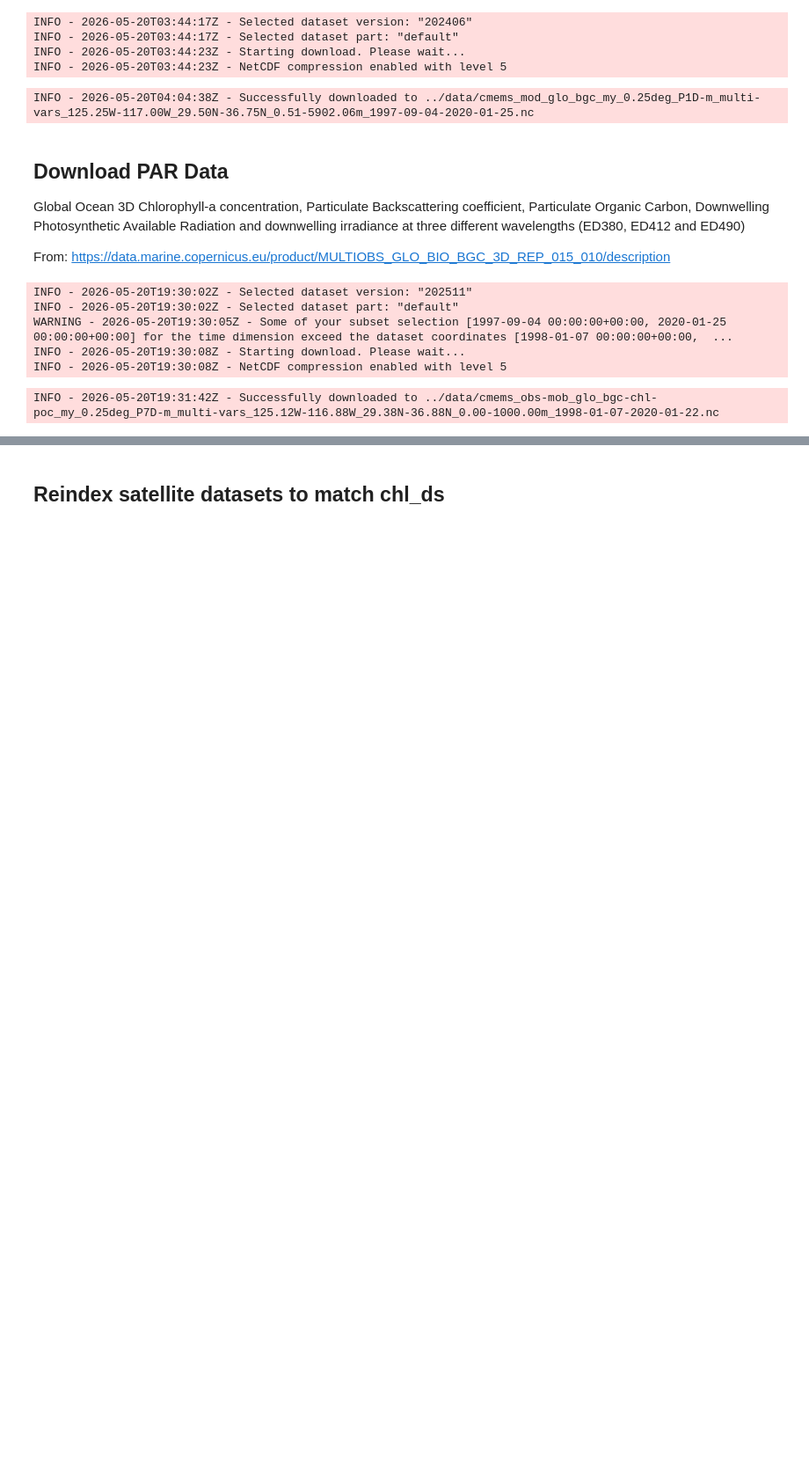
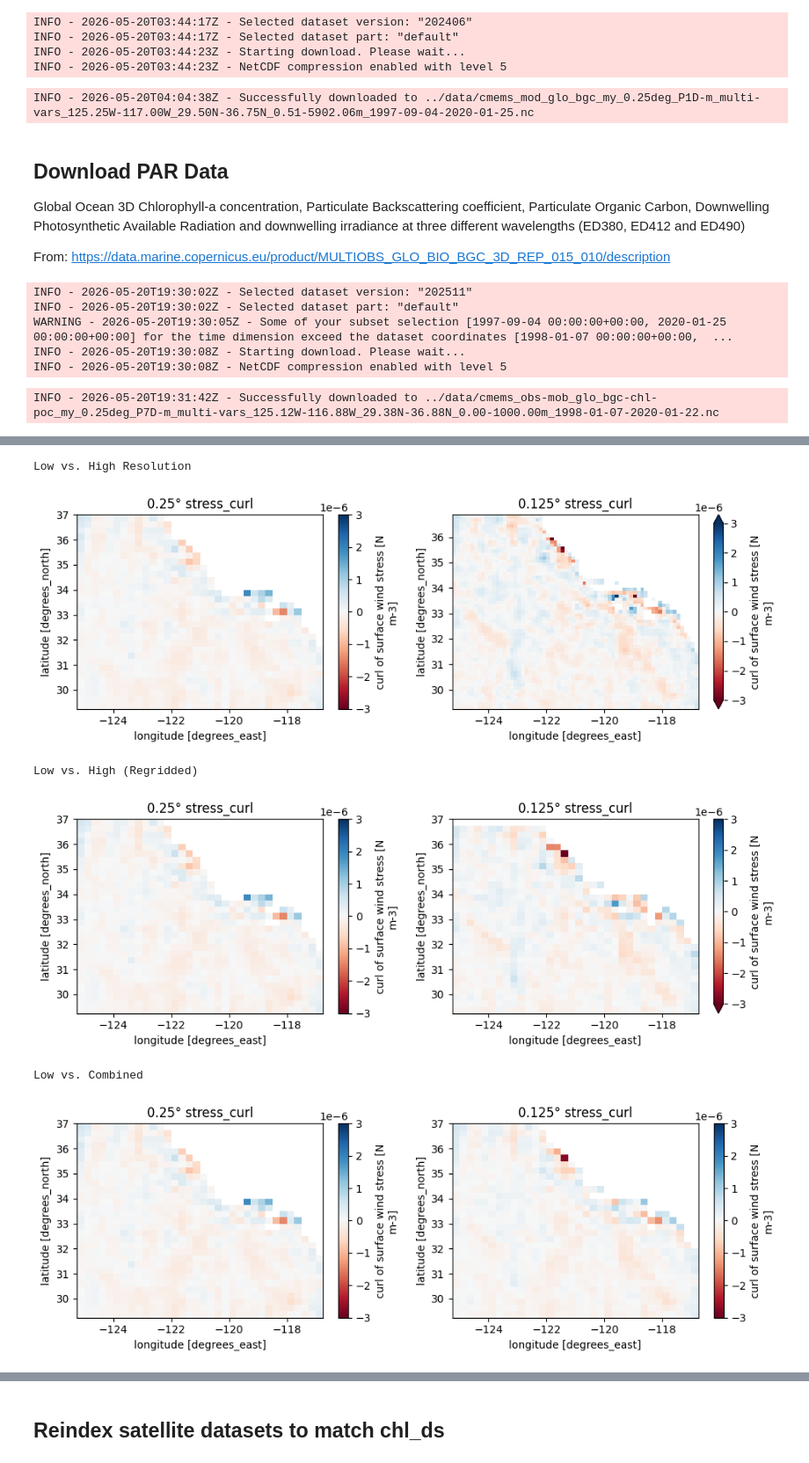
Before and after one commit to decarpenter/primary-productivity, a Jupyter notebook: notebooks/02 Get Satellite Data.ipynb, the cells around one changed output, grey strips where cells are left out. Shown at 88% size. Cells and saved outputs as stored; diff of their text form; code cells hidden in the pictures; blank space fills up the shorter version.

```diff
--- a/notebooks/02 Get Satellite Data.ipynb
+++ b/notebooks/02 Get Satellite Data.ipynb
@@ -437,0 +761,46 @@ with tqdm(total=1, desc="Saving NetCDF") as pbar:
+# %%
+
+# Compare different wind data resolutions
+
+t = "2009-04-20T00:00:00"
+var = 'stress_curl'
+
+vmin = -3e-6
+vmax=3e-6
+
+# Original
+print('Low vs. High Resolution')
+fig, axes = plt.subplots(1, 2, figsize=(10,3.5))
+wind_low_res.sel(time=t)[var].plot(ax=axes[0], vmin=vmin, vmax=vmax, cmap='RdBu', center=0)
+axes[0].set_title(f"0.25° {var}")
+wind_high_res.sel(time=t)[var].plot(ax=axes[1], vmin=vmin, vmax=vmax, cmap='RdBu', center=0)
+axes[1].set_title(f"0.125° {var}")
+plt.tight_layout()
+plt.show()
+
+# Regridded (using regrid_like)
+print('Low vs. High (Regridded)')
+fig, axes = plt.subplots(1, 2, figsize=(10,3.5))
+wind_low_res.sel(time=t)[var].plot(ax=axes[0], vmin=vmin, vmax=vmax, cmap='RdBu', center=0)
+axes[0].set_title(f"0.25° {var}")
+wind_high_interp.sel(time=t)[var].plot(ax=axes[1], vmin=vmin, vmax=vmax, cmap='RdBu', center=0)
+axes[1].set_title(f"0.125° {var}")
+plt.tight_layout()
+plt.show()
+
+# Combined (average)
+print('Low vs. Combined')
+fig, axes = plt.subplots(1, 2, figsize=(10,3.5))
+wind_low_res.sel(time=t)[var].plot(ax=axes[0], vmin=vmin, vmax=vmax, cmap='RdBu', center=0)
+axes[0].set_title(f"0.25° {var}")
+wind_ds.sel(time=t)[var].plot(ax=axes[1], vmin=vmin, vmax=vmax, cmap='RdBu', center=0)
+axes[1].set_title(f"0.125° {var}")
+plt.tight_layout()
+plt.show()
+# %% [output]
+Low vs. High Resolution
+[figure, added]
+Low vs. High (Regridded)
+[figure, added]
+Low vs. Combined
+[figure, added]
```
Also changed, not shown: parts of 61 cells of this notebook.
